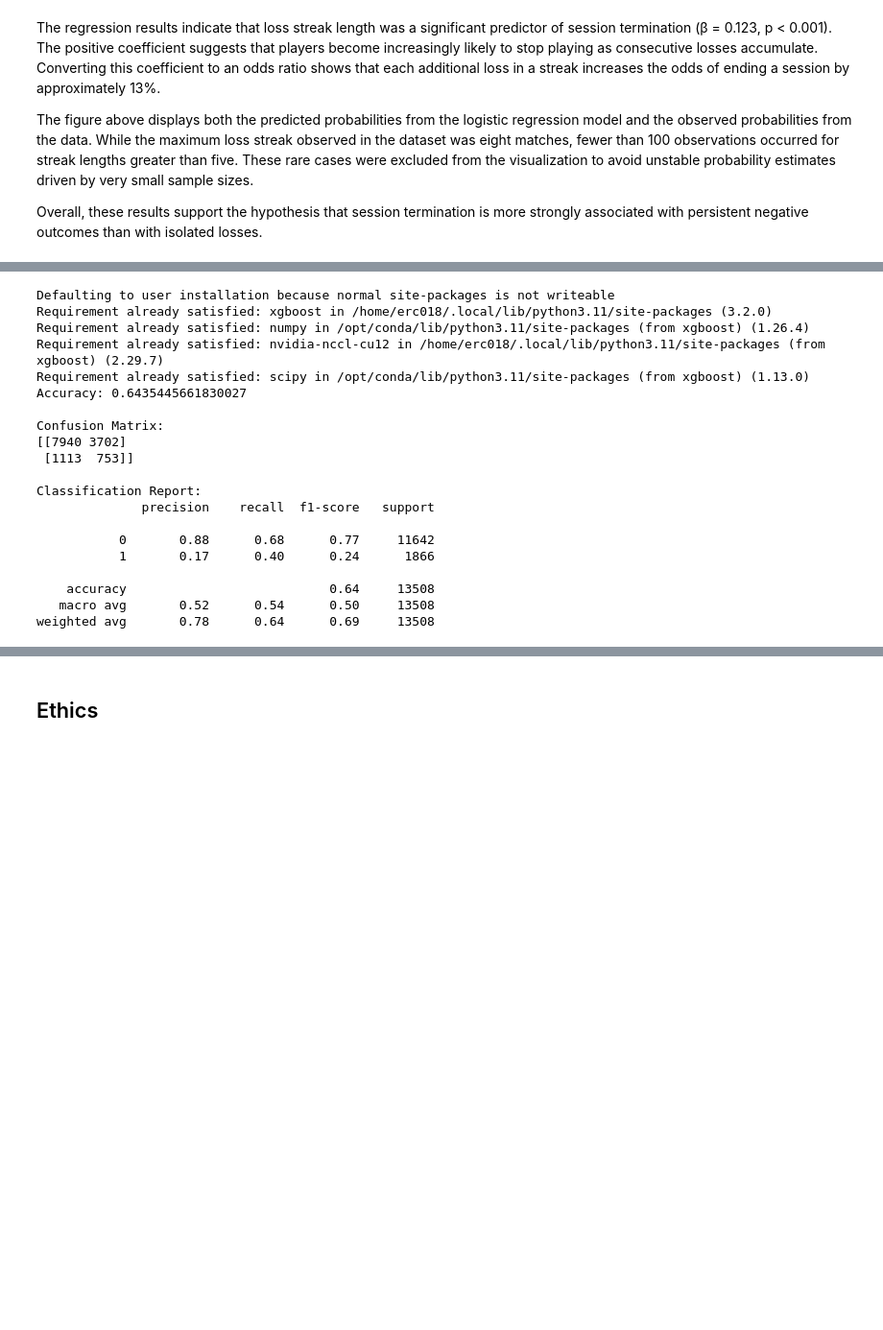
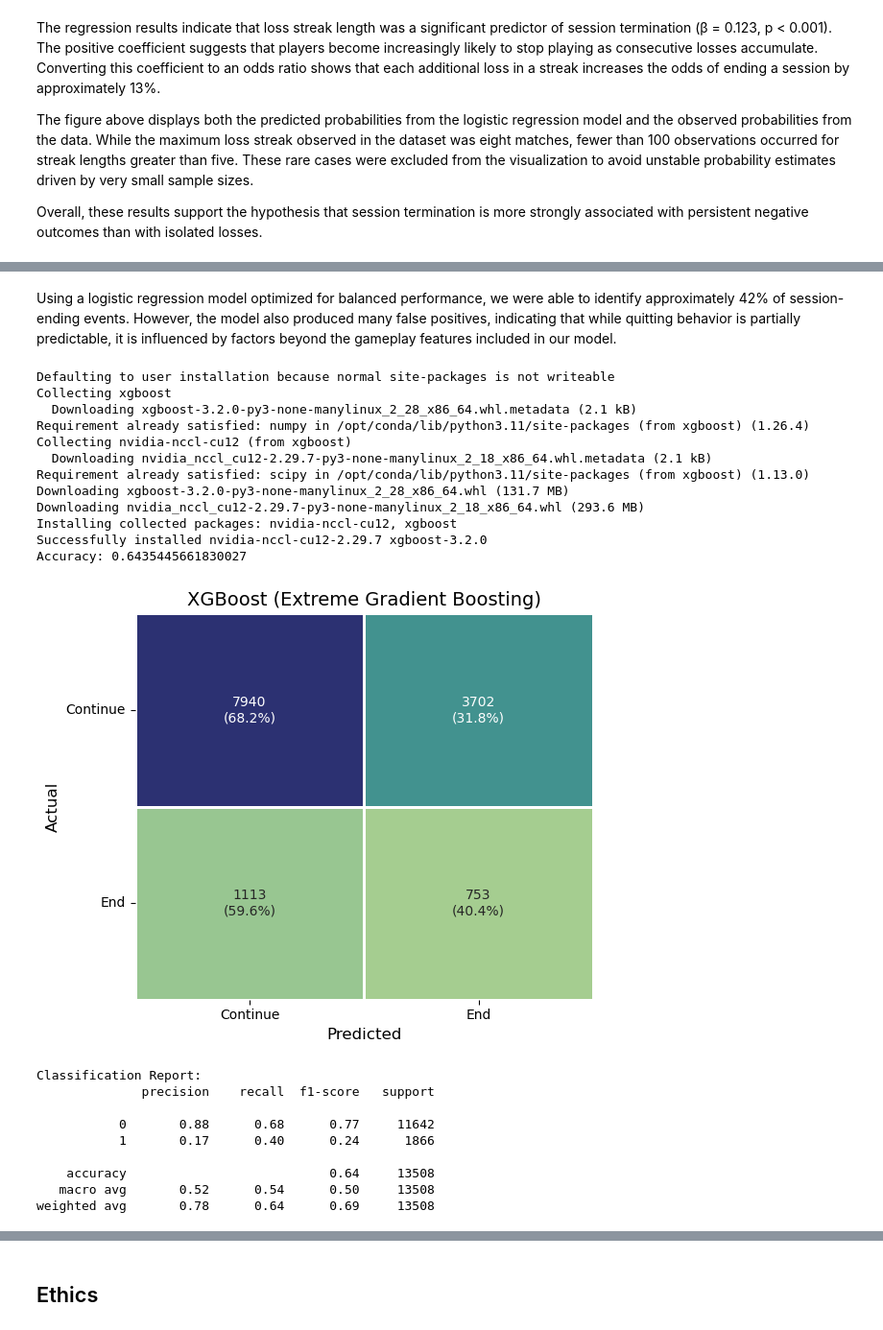
Before and after one commit to COGS108/Group126_WI26, a Jupyter notebook: 03-FinalProject.ipynb, the cells around one changed output, grey strips where cells are left out. Shown at 96% size. Saved outputs shown, nothing was run; the diff lists cells and outputs as text; code cells hidden in the pictures; blank space fills up the shorter version.

```diff
--- a/03-FinalProject.ipynb
+++ b/03-FinalProject.ipynb
@@ -601,47 +636,50 @@ weighted avg       0.78      0.62      0.68     13508
+# %% [markdown]
+Using a logistic regression model optimized for balanced performance, we were able to identify approximately 42% of session-ending events. However, the model also produced many false positives, indicating that while quitting behavior is partially predictable, it is influenced by factors beyond the gameplay features included in our model.
 # %%
 #xgb model
 !pip install xgboost
 from xgboost import XGBClassifier
 
 pipe = Pipeline([
     ('preprocessor', preprocessor),
     ('clf', XGBClassifier(eval_metric='logloss'))
 ])
 param_grid = {
     'clf__n_estimators': [100, 200],
     'clf__max_depth': [3, 6],
     'clf__learning_rate': [0.01, 0.1],
     'clf__scale_pos_weight': [1, 6]  # 6 helps with your 13.8% minority class
 }
 grid = GridSearchCV(pipe, param_grid, cv=5, scoring='f1_macro')
 grid.fit(X_train, y_train)
 
 best_model = grid.best_estimator_
 y_pred = best_model.predict(X_test)
 
 print("Accuracy:", accuracy_score(y_test, y_pred))
-print("\nConfusion Matrix:")
-print(confusion_matrix(y_test, y_pred))
+plot_confusion_matrix(y_test, y_pred, title="XGBoost (Extreme Gradient Boosting)")
 print("\nClassification Report:")
 print(classification_report(y_test, y_pred))
 # %% [output]
 Defaulting to user installation because normal site-packages is not writeable
-Requirement already satisfied: xgboost in /home/erc018/.local/lib/python3.11/site-packages (3.2.0)
+Collecting xgboost
+  Downloading xgboost-3.2.0-py3-none-manylinux_2_28_x86_64.whl.metadata (2.1 kB)
 Requirement already satisfied: numpy in /opt/conda/lib/python3.11/site-packages (from xgboost) (1.26.4)
-Requirement already satisfied: nvidia-nccl-cu12 in /home/erc018/.local/lib/python3.11/site-packages (from xgboost) (2.29.7)
+Collecting nvidia-nccl-cu12 (from xgboost)
+  Downloading nvidia_nccl_cu12-2.29.7-py3-none-manylinux_2_18_x86_64.whl.metadata (2.1 kB)
 Requirement already satisfied: scipy in /opt/conda/lib/python3.11/site-packages (from xgboost) (1.13.0)
+Downloading xgboost-3.2.0-py3-none-manylinux_2_28_x86_64.whl (131.7 MB)
+Downloading nvidia_nccl_cu12-2.29.7-py3-none-manylinux_2_18_x86_64.whl (293.6 MB)
+Installing collected packages: nvidia-nccl-cu12, xgboost
+Successfully installed nvidia-nccl-cu12-2.29.7 xgboost-3.2.0
 Accuracy: 0.6435445661830027
-
-Confusion Matrix:
-[[7940 3702]
- [1113  753]]
-
-Classification Report:
-              precision    recall  f1-score   support
-
-           0       0.88      0.68      0.77     11642
-           1       0.17      0.40      0.24      1866
-
-    accuracy                           0.64     13508
-   macro avg       0.52      0.54      0.50     13508
-weighted avg       0.78      0.64      0.69     13508
+[figure, added]
+Classification Report:
+              precision    recall  f1-score   support
+
+           0       0.88      0.68      0.77     11642
+           1       0.17      0.40      0.24      1866
+
+    accuracy                           0.64     13508
+   macro avg       0.52      0.54      0.50     13508
+weighted avg       0.78      0.64      0.69     13508
```
Also changed, not shown: parts of 14 cells of this notebook, 1 other file.
